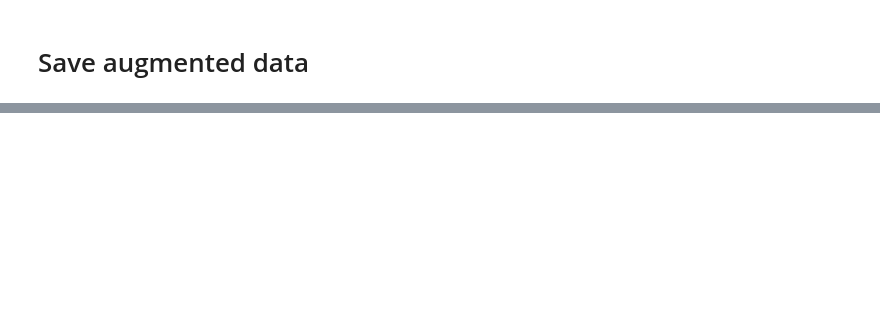
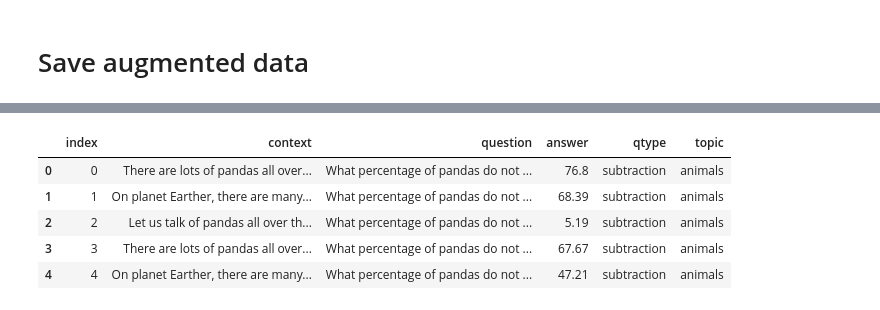
Before and after one commit to omarkapur-mids/Exploring-Data-Augmentation-for-QA-with-T5, a Jupyter notebook: DROP/DataGeneration_All-ok.ipynb, the cells around one changed output, grey strips where cells are left out. Saved outputs shown, nothing was run; the diff lists cells and outputs as text; code cells hidden in the pictures; blank space fills up the shorter version.

```diff
--- a/DROP/DataGeneration_All-ok.ipynb
+++ b/DROP/DataGeneration_All-ok.ipynb
@@ -1112,0 +1121,9 @@ ax[1]=sns.countplot(x=aug_df.topic,ax=ax[1])
+# %%
+aug_df.head()
+# %% [output]
+|  | index | context | question | answer | qtype | topic |
+| 0 | 0 | There are lots of pandas all over... | What percentage of pandas do not ... | 76.8 | subtraction | animals |
+| 1 | 1 | On planet Earther, there are many... | What percentage of pandas do not ... | 68.39 | subtraction | animals |
+| 2 | 2 | Let us talk of pandas all over th... | What percentage of pandas do not ... | 5.19 | subtraction | animals |
+| 3 | 3 | There are lots of pandas all over... | What percentage of pandas do not ... | 67.67 | subtraction | animals |
+| 4 | 4 | On planet Earther, there are many... | What percentage of pandas do not ... | 47.21 | subtraction | animals |
```
Also changed, not shown: parts of 16 cells of this notebook.
